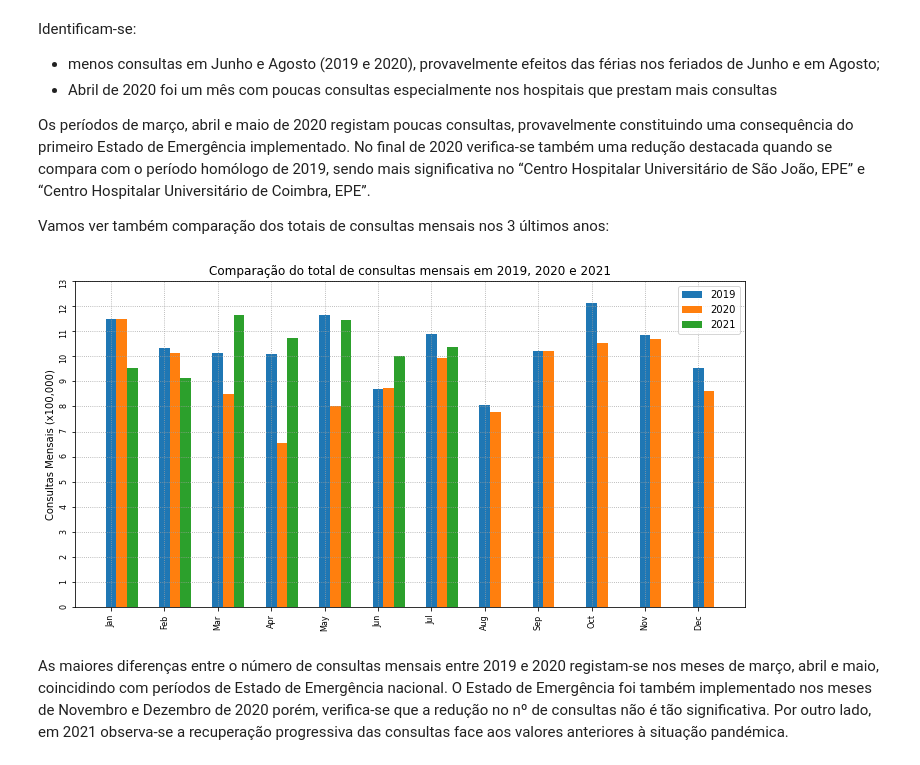
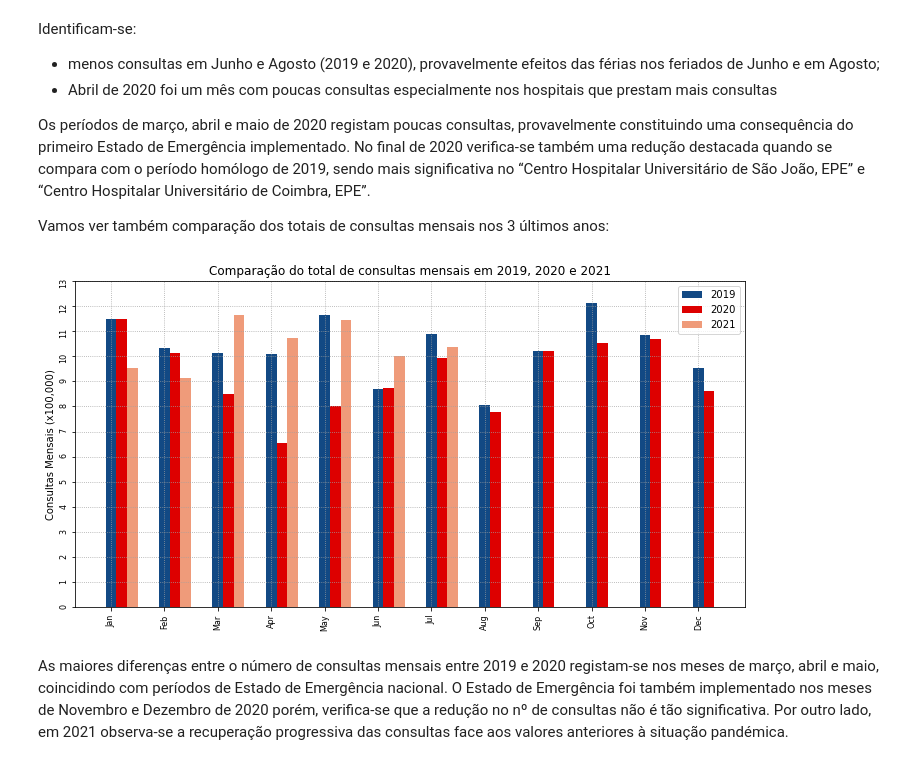
Before and after one commit to zevarela/dssg, a Jupyter notebook: Tutorial_DSSG_2021-06.ipynb, the cells around one changed output. Cells and saved outputs as stored; diff of their text form; code cells hidden in the pictures.

```diff
--- a/Tutorial_DSSG_2021-06.ipynb
+++ b/Tutorial_DSSG_2021-06.ipynb
@@ -383,27 +383,27 @@ Vamos ver também comparação dos totais de consultas mensais nos 3 últimos an
 # %%
 total_mensal = df_inst.sum(axis=0)
 total_19 = total_mensal.iloc[:12]
 total_20 = total_mensal.iloc[12:24]
 total_21 = total_mensal.iloc[24:36]
 fig, ax = plt.subplots(figsize=(12,6))
-ax.bar(range(0,120,10),total_19.values, width=2, label="2019")
-ax.bar(range(2,122,10),total_20.values, width=2, label="2020")
-ax.bar(range(4,len(total_21)*10+4,10),total_21.values, width=2, label="2021")
+ax.bar(range(0,120,10),total_19.values, width=2, label="2019", color="#124984")
+ax.bar(range(2,122,10),total_20.values, width=2, label="2020", color="#dd0000")
+ax.bar(range(4,len(total_21)*10+4,10),total_21.values, width=2, label="2021", color="#ef9b7a")
 ax.set_xticks(range(0,120,10))
 ax.set_xticklabels(month_abbr[1:], rotation=90, fontsize = 8);
 
 step = 100000
 lim = int(step*(2+total_mensal.max()//step))
 ticks = list(range(0,lim,step))
 ax.set_yticks(ticks)
 ax.yaxis.set_major_locator(FixedLocator(ticks))
 ax.grid(which='major', color='#A0A0A0', linestyle=':')
 ax.set_yticklabels([f"{i//step:,}" for i in ticks], rotation=90, fontsize = 8);
 ax.set_ylabel(f'Consultas Mensais (x{step:,})')
 ax.legend()
 ax.set_title("Comparação do total de consultas mensais em 2019, 2020 e 2021");
 # %% [output]
-[figure, old version]
+[figure, new version]
 # %% [markdown]
 As maiores diferenças entre o número de consultas mensais entre 2019 e 2020 registam-se nos meses de março, abril e maio, coincidindo com períodos de Estado de Emergência nacional. O Estado de Emergência foi também implementado nos meses de Novembro e Dezembro de 2020 porém, verifica-se que a redução no nº de consultas não é tão significativa.
 Por outro lado, em 2021 observa-se a recuperação progressiva das consultas face aos valores anteriores à situação pandémica.
```
Also changed, not shown: parts of 10 cells of this notebook.
